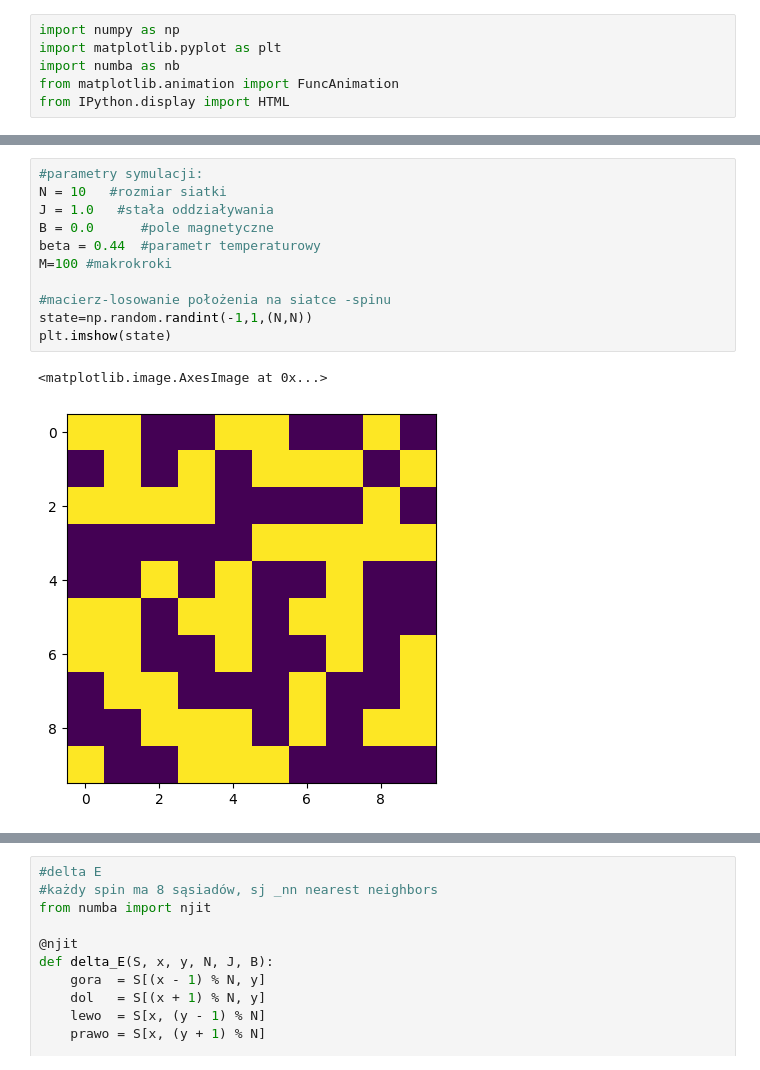
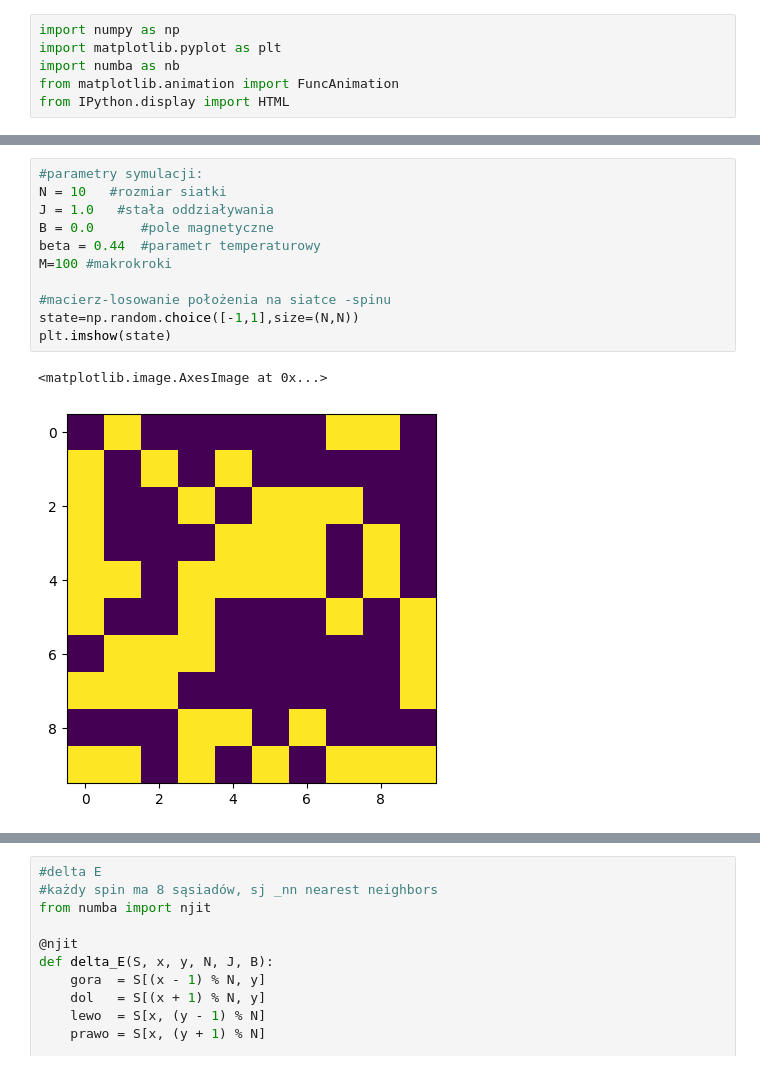
Before and after one commit to mstokluska18/ZP, a Jupyter notebook: zad3.ipynb, the cells around one changed output, grey strips where cells are left out. Cells and saved outputs as stored; diff of their text form.

```diff
--- a/zad3.ipynb
+++ b/zad3.ipynb
@@ -26,14 +7,14 @@ plt.imshow(state, cmap='gray')
 # %%
 #parametry symulacji:
 N = 10   #rozmiar siatki
 J = 1.0   #stała oddziaływania
 B = 0.0      #pole magnetyczne
 beta = 0.44  #parametr temperaturowy
 M=100 #makrokroki
 
 #macierz-losowanie położenia na siatce -spinu
-state=np.random.randint(-1,1,(N,N))
+state=np.random.choice([-1,1],size=(N,N))
 plt.imshow(state)
 # %% [output]
 <matplotlib.image.AxesImage at 0x...>
-[figure, old version]
+[figure, new version]
```
Also changed, not shown: parts of 10 cells of this notebook.
